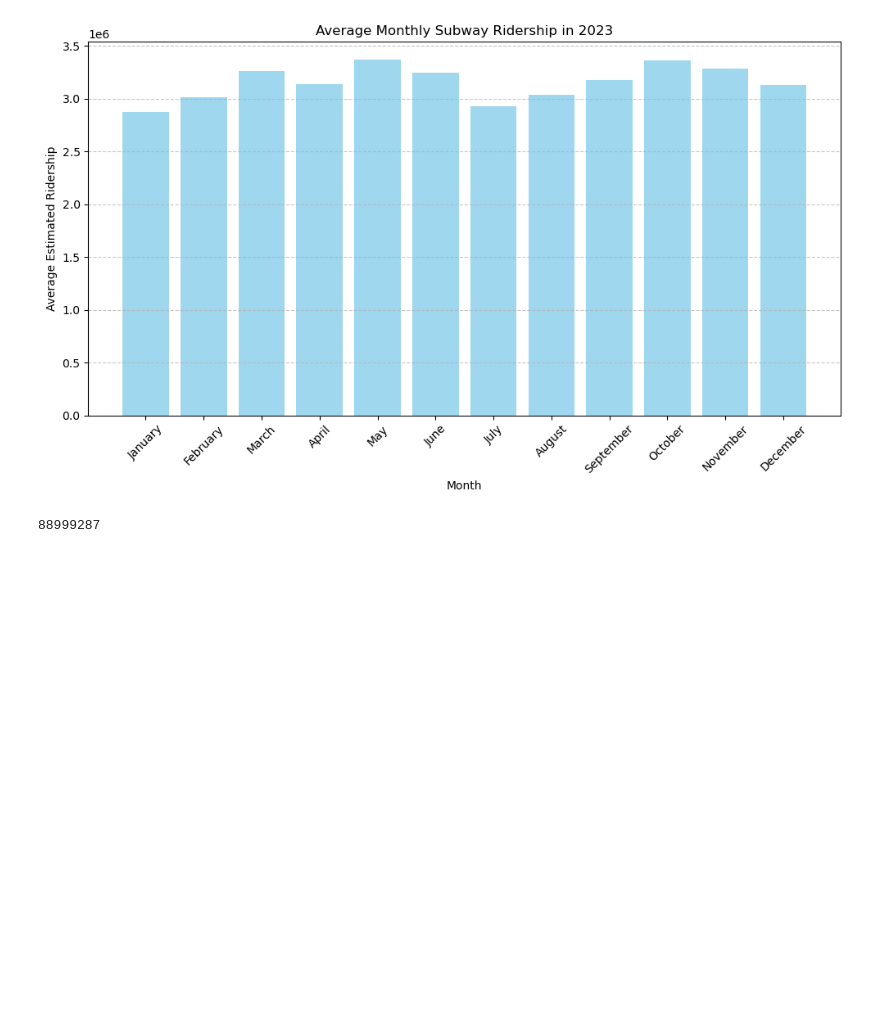
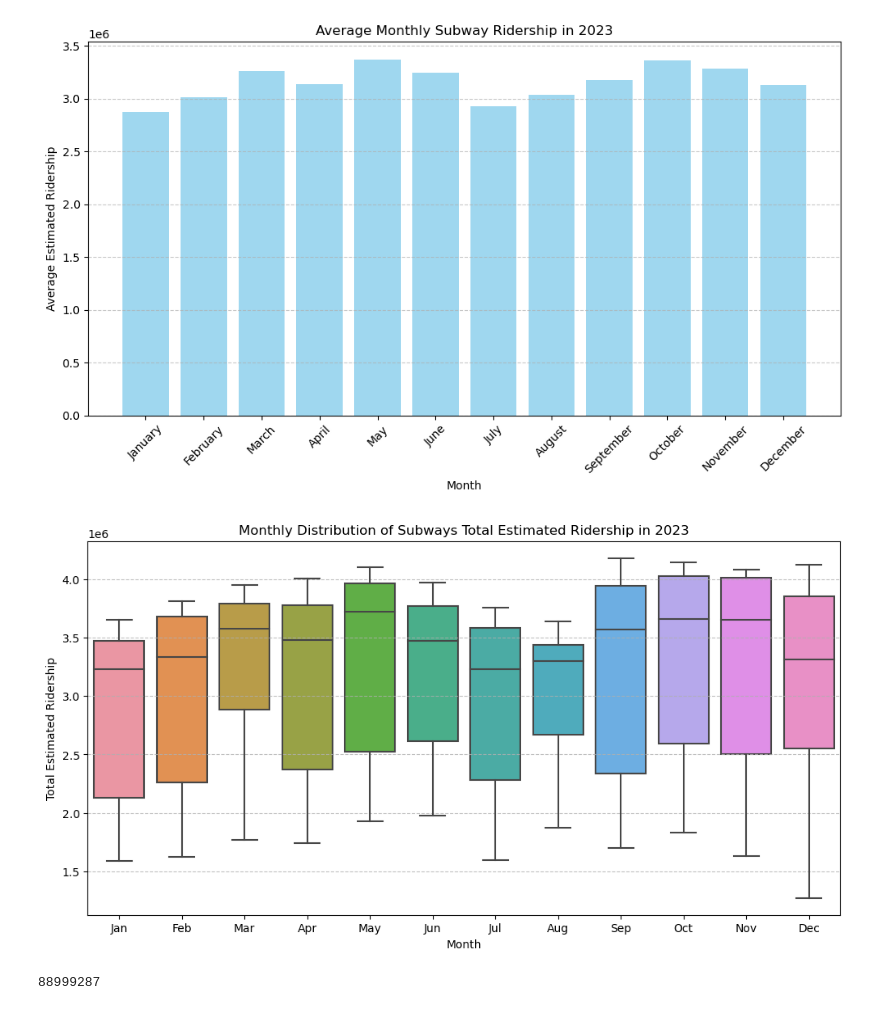
Before and after one commit to atharvakarnik/NY-MetroMetrics, a Jupyter notebook: sandbox-data-extraction.ipynb, the cells around one changed output. Drawn from its saved outputs; the diff is of its cells as text; code cells hidden in the pictures; blank space fills up the shorter version.

```diff
--- a/sandbox-data-extraction.ipynb
+++ b/sandbox-data-extraction.ipynb
@@ -197,6 +198,21 @@ plt.tight_layout()
 plt.show()
 # %% [output]
 [figure]
+# %%
+# Box plot of distribution of daily ridership per month
+df_2023['month'] = df_2023.index.month
+
+plt.figure(figsize=(12, 6))
+sns.boxplot(x='month', y='subways_total_estimated_ridership', data=df_2023)
+plt.title('Monthly Distribution of Subways Total Estimated Ridership in 2023')
+plt.xlabel('Month')
+plt.ylabel('Total Estimated Ridership')
+plt.grid(axis= 'y', linestyle= '--', alpha= .8)
+plt.xticks(ticks=range(12), labels=['Jan', 'Feb', 'Mar', 'Apr', 'May', 'Jun', 'Jul', 'Aug', 'Sep', 'Oct', 'Nov', 'Dec'])
+
+plt.show()
+# %% [output]
+[figure, added]
 # %%
 # Debugging snippet for issue #1
 
```
Also changed, not shown: parts of 2 cells of this notebook.
